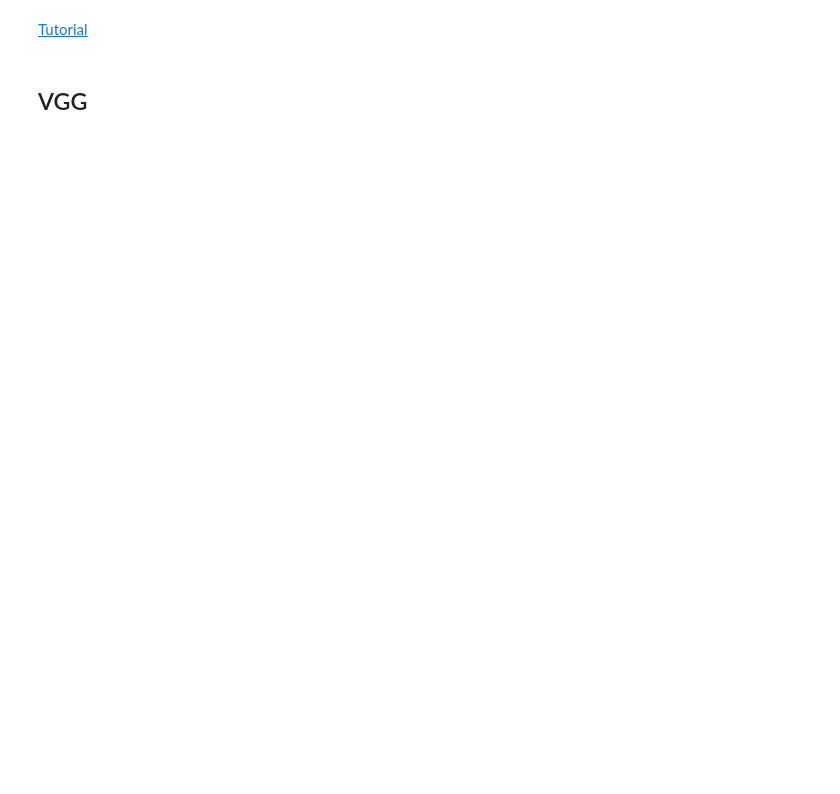
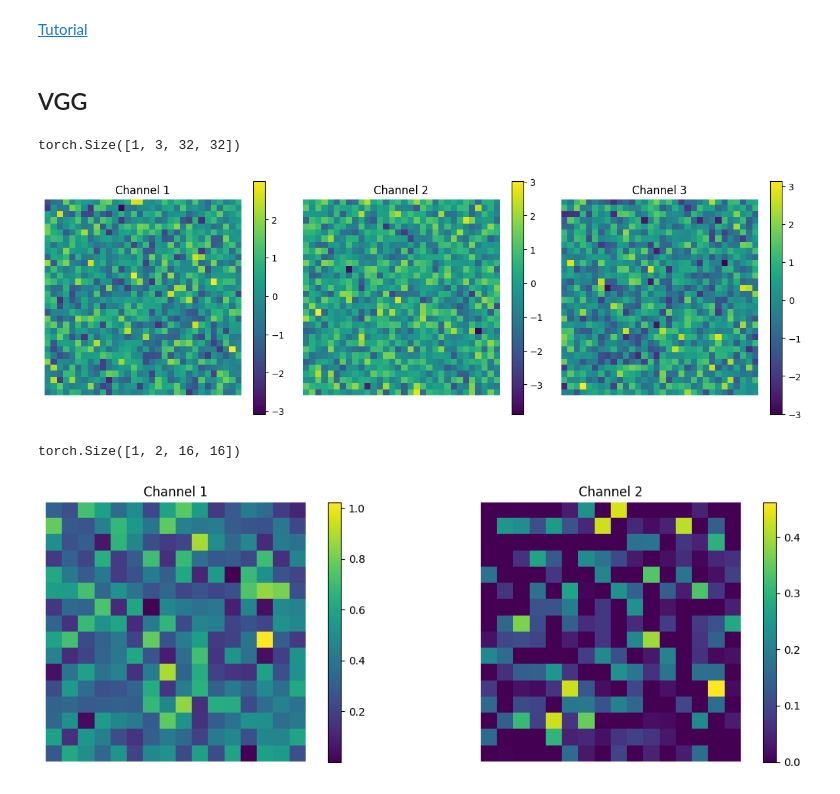
Before and after one commit to LuisFern873/Deep-Learning-course, a Jupyter notebook: S2.ipynb, the cells around one changed output. Saved outputs shown, nothing was run; the diff lists cells and outputs as text; code cells hidden in the pictures; blank space fills up the shorter version.

Commit message:
visuals

```diff
--- a/S2.ipynb
+++ b/S2.ipynb
@@ -77 +94,43 @@ torch.Size([1, 4, 3, 3])
+# %%
+import matplotlib.pyplot as plt
+
+def visualize_tensor(tensor):
+    # Extract the 3 channels from the tensor
+    channels = tensor.squeeze(0)  # Remove the batch dimension (1)
+
+    # Plot each channel as a heatmap
+    fig, axes = plt.subplots(1, channels.shape[0], figsize=(12, 4))
+    for i, ax in enumerate(axes):
+        channel = channels[i].detach().numpy()
+        im = ax.imshow(channel, cmap='viridis', interpolation='nearest')
+        ax.set_title(f"Channel {i+1}")
+        ax.axis("off")
+        fig.colorbar(im, ax=ax, orientation='vertical')
+
+    plt.tight_layout()
+    plt.show()
+# %%
+input = torch.randn(1, 3, 32, 32)
+
+conv1 = nn.Conv2d(in_channels=3, out_channels=2, kernel_size=3, padding=1)
+conv2 = nn.Conv2d( in_channels=2, out_channels=2, kernel_size=3, padding=1)
+activation = nn.ReLU(inplace=True)
+pooling = nn.MaxPool2d(kernel_size=2, stride=2)
+
+# Forward :)
+output = conv1(input)
+output = conv2(output)
+output = activation(output)
+output = pooling(output)
+
+# Visualization :)
+print(input.shape)
+visualize_tensor(input)
+print(output.shape)
+visualize_tensor(output)
+# %% [output]
+torch.Size([1, 3, 32, 32])
+[figure, added]
+torch.Size([1, 2, 16, 16])
+[figure, added]
 # %%
```
Also changed, not shown: parts of 2 cells of this notebook.
